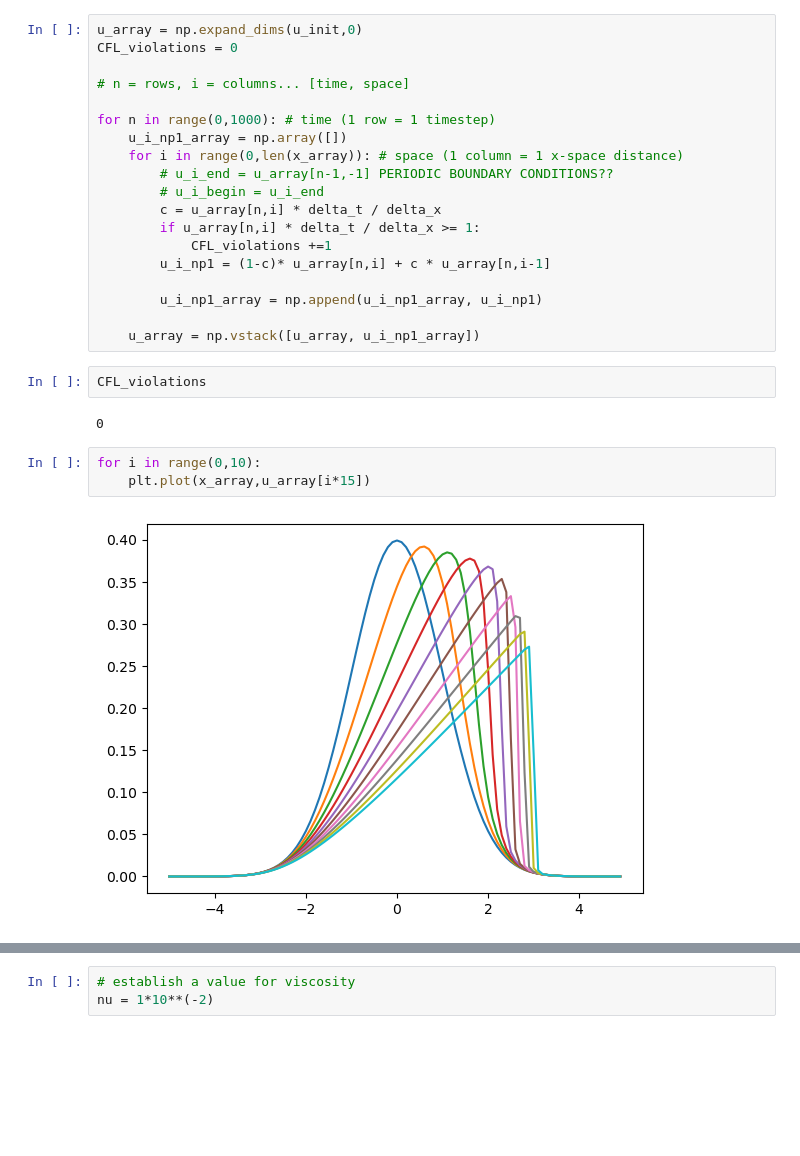
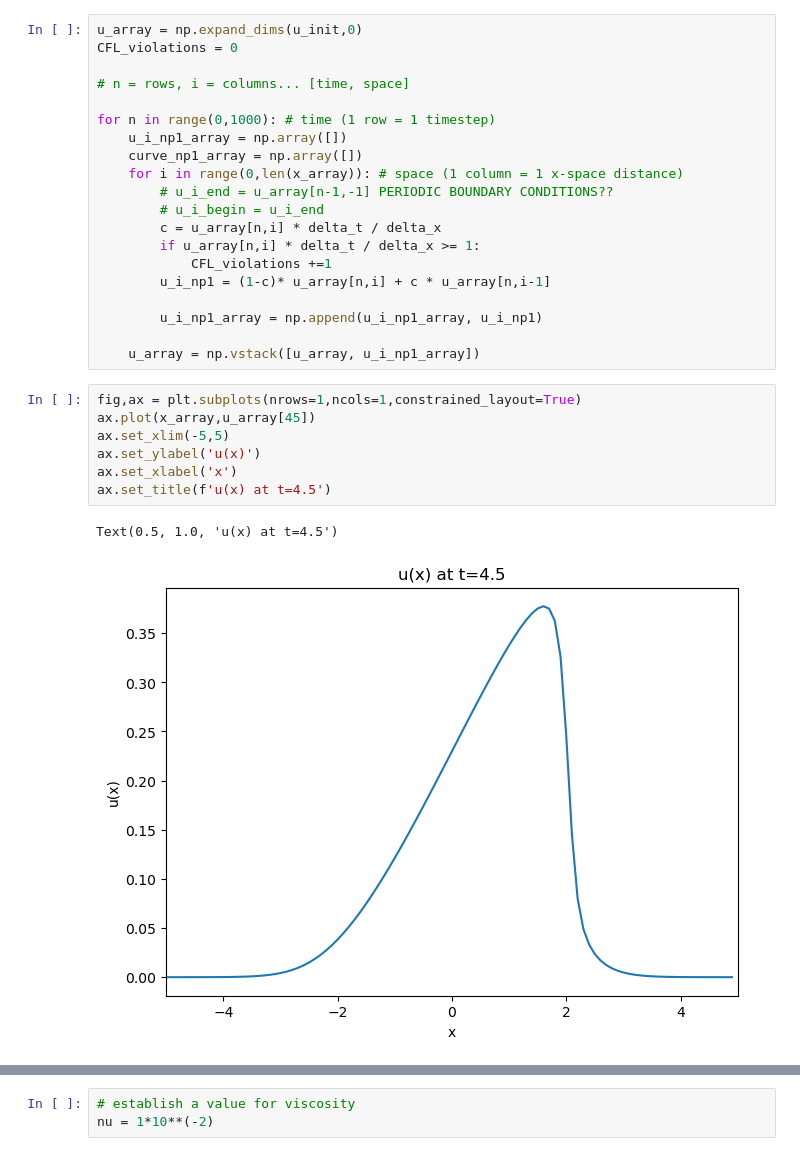
Before and after one commit to kailauyeda/ESS280-gfd, a Jupyter notebook: Lecture04_1D_Burgers_Eqn.ipynb, the cells around one changed output, grey strips where cells are left out. Cells and saved outputs as stored; diff of their text form; blank space fills up the shorter version.

```diff
--- a/Lecture04_1D_Burgers_Eqn.ipynb
+++ b/Lecture04_1D_Burgers_Eqn.ipynb
@@ -55,6 +126,7 @@ CFL_violations = 0
 
 for n in range(0,1000): # time (1 row = 1 timestep)
     u_i_np1_array = np.array([])
+    curve_np1_array = np.array([])
     for i in range(0,len(x_array)): # space (1 column = 1 x-space distance)
         # u_i_end = u_array[n-1,-1] PERIODIC BOUNDARY CONDITIONS??
         # u_i_begin = u_i_end
@@ -66,12 +138,13 @@ for n in range(0,1000): # time (1 row = 1 timestep)
         u_i_np1_array = np.append(u_i_np1_array, u_i_np1)
 
     u_array = np.vstack([u_array, u_i_np1_array])
-# %%
-CFL_violations
-# %% [output]
-0
-# %%
-for i in range(0,10):
-    plt.plot(x_array,u_array[i*15])
-# %% [output]
-[figure, removed]
+# %%
+fig,ax = plt.subplots(nrows=1,ncols=1,constrained_layout=True)
+ax.plot(x_array,u_array[45])
+ax.set_xlim(-5,5)
+ax.set_ylabel('u(x)')
+ax.set_xlabel('x')
+ax.set_title(f'u(x) at t=4.5')
+# %% [output]
+Text(0.5, 1.0, 'u(x) at t=4.5')
+[figure, added]
```
Also changed, not shown: parts of 20 cells of this notebook.
